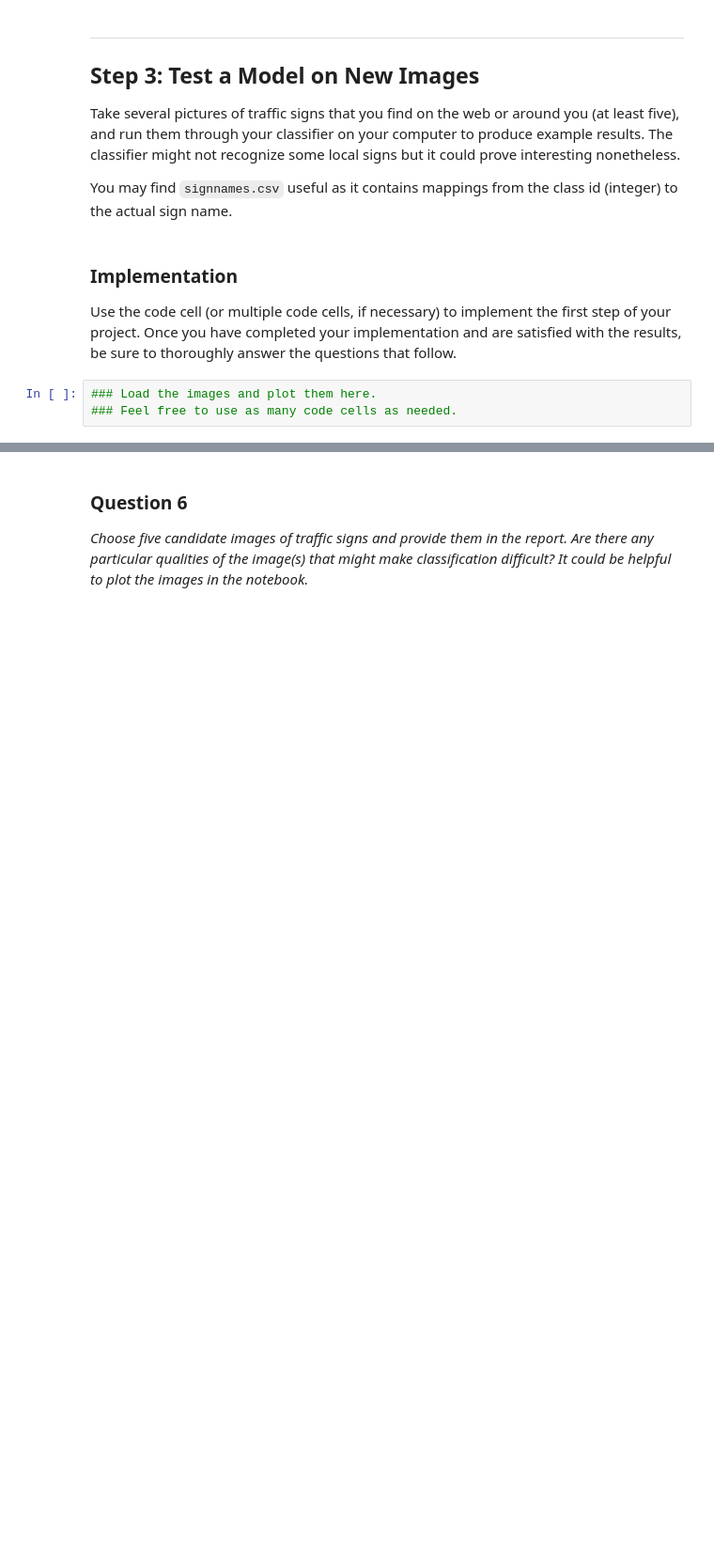
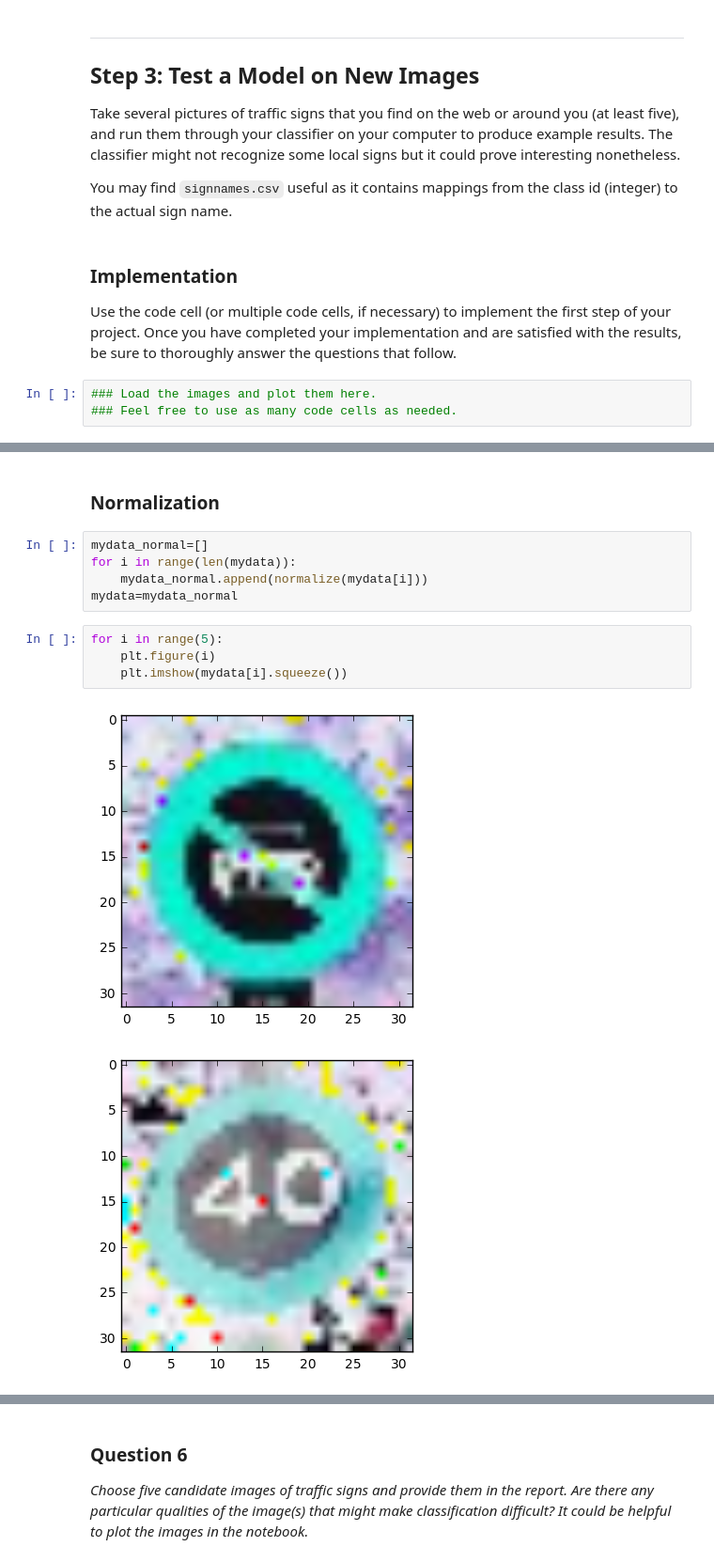
Before and after one commit to yychiang/CarND_Project2_Traffic_Sign_Classification, a Jupyter notebook: Traffic_Sign_Classifier_3.ipynb, the cells around one changed output, grey strips where cells are left out. Shown at 94% size. Drawn from its saved outputs; the diff is of its cells as text; blank space fills up the shorter version.

```diff
--- a/Traffic_Sign_Classifier_3.ipynb
+++ b/Traffic_Sign_Classifier_3.ipynb
@@ -418,0 +489,14 @@ Use the code cell (or multiple code cells, if necessary) to implement the first
+# %% [markdown]
+### Normalization
+# %%
+mydata_normal=[]
+for i in range(len(mydata)):
+    mydata_normal.append(normalize(mydata[i]))
+mydata=mydata_normal
+# %%
+for i in range(5):
+    plt.figure(i)
+    plt.imshow(mydata[i].squeeze())
+# %% [output]
+[figure, added]
+[figure, added]
```
Also changed, not shown: parts of 36 cells of this notebook.
